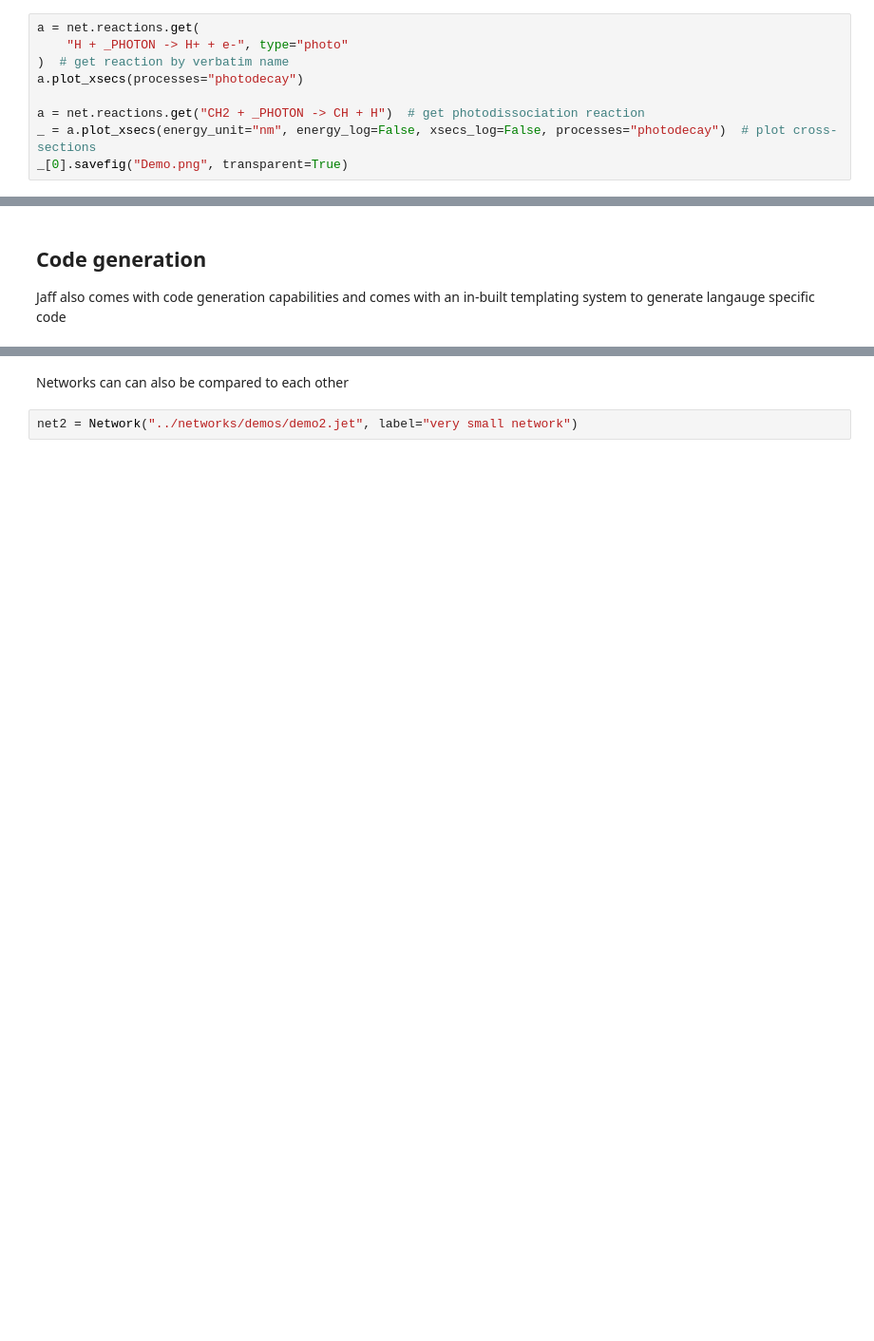
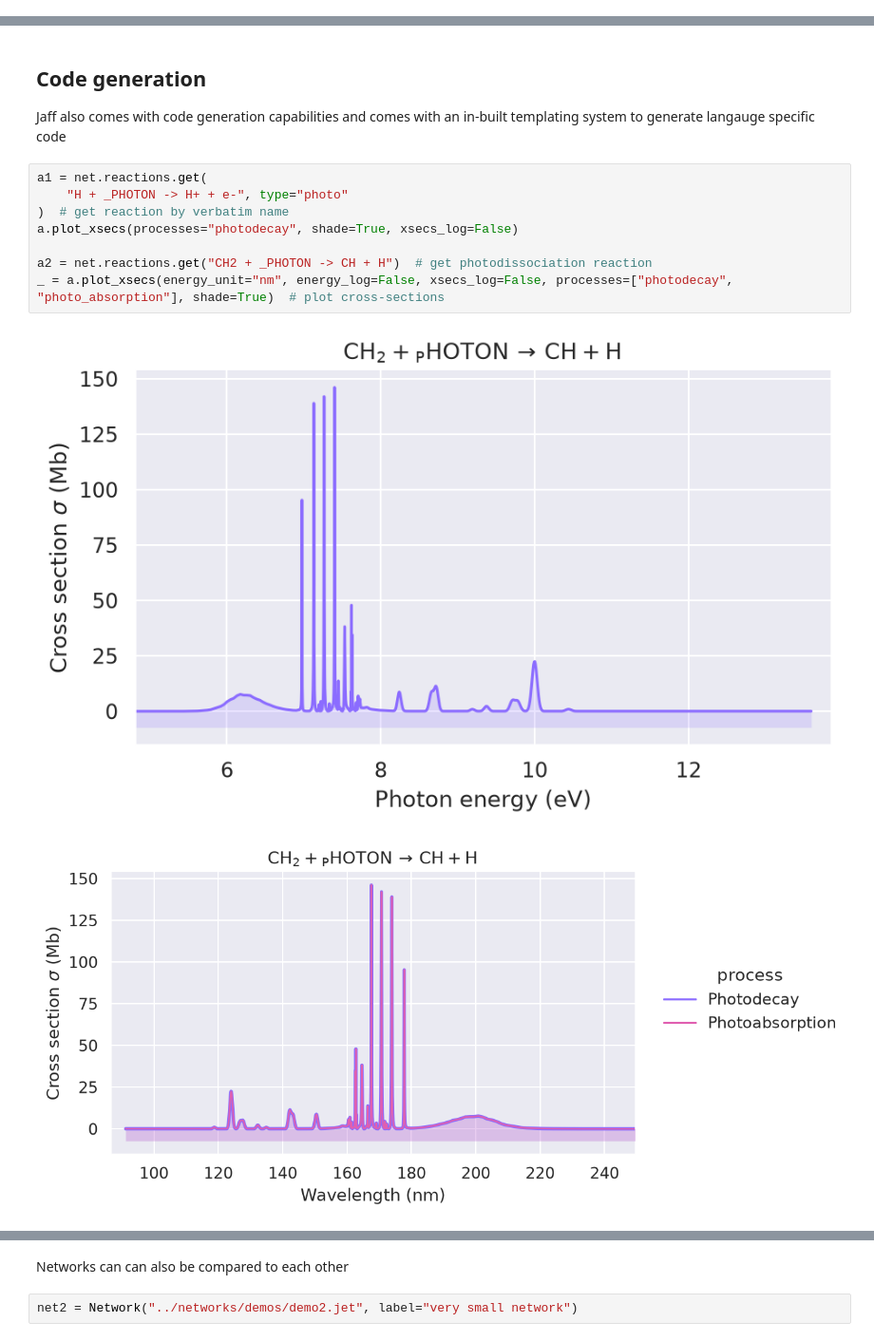
Before and after one commit to XRByte/jaff, a Jupyter notebook: examples/main.ipynb, the cells around one changed output, grey strips where cells are left out. Shown at 95% size. Drawn from its saved outputs; the diff is of its cells as text; blank space fills up the shorter version.

```diff
--- a/examples/main.ipynb
+++ b/examples/main.ipynb
@@ -145,12 +145,3 @@ Rate coefficient for the first reaction:
 $\displaystyle \frac{2.60224476150794 \cdot 10^{-10}}{\min\left(300.0, tgas\right)^{0.75}}$
 # %% [markdown]
 Cross-sections of certain photo reactions can also be plotted
-# %%
-a = net.reactions.get(
-    "H + _PHOTON -> H+ + e-", type="photo"
-)  # get reaction by verbatim name
-a.plot_xsecs(processes="photodecay")
-
-a = net.reactions.get("CH2 + _PHOTON -> CH + H")  # get photodissociation reaction
-_ = a.plot_xsecs(energy_unit="nm", energy_log=False, xsecs_log=False, processes="photodecay")  # plot cross-sections
-_[0].savefig("Demo.png", transparent=True)
@@ -161,6 +149,17 @@ _[0].savefig("Demo.png", transparent=True)
 ## Code generation
 
 Jaff also comes with code generation capabilities and comes with an in-built templating system to generate langauge specific code
+# %%
+a1 = net.reactions.get(
+    "H + _PHOTON -> H+ + e-", type="photo"
+)  # get reaction by verbatim name
+a.plot_xsecs(processes="photodecay", shade=True, xsecs_log=False)
+
+a2 = net.reactions.get("CH2 + _PHOTON -> CH + H")  # get photodissociation reaction
+_ = a.plot_xsecs(energy_unit="nm", energy_log=False, xsecs_log=False, processes=["photodecay", "photo_absorption"], shade=True)  # plot cross-sections
+# %% [output]
+[figure, added]
+[figure, added]
 # %%
 ! jaffgen --template fortran_dlsodes --network ../networks/demos/demo1.jet --lang fortran
 # %% [output]
```
Also changed, not shown: parts of 7 cells of this notebook, 1 other file.
